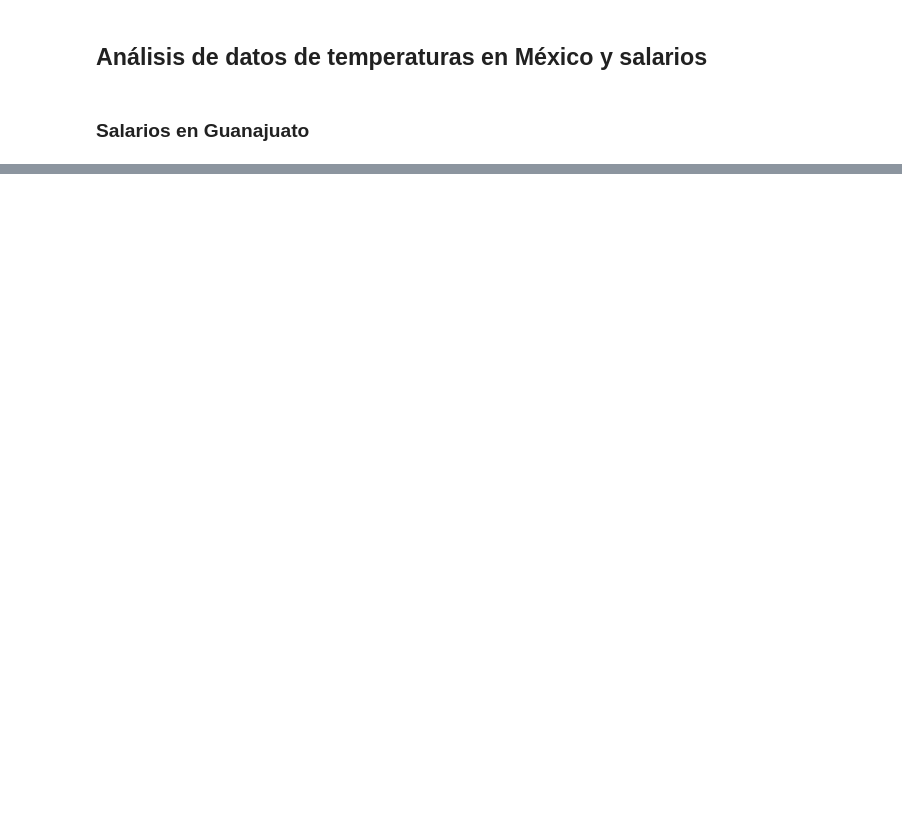
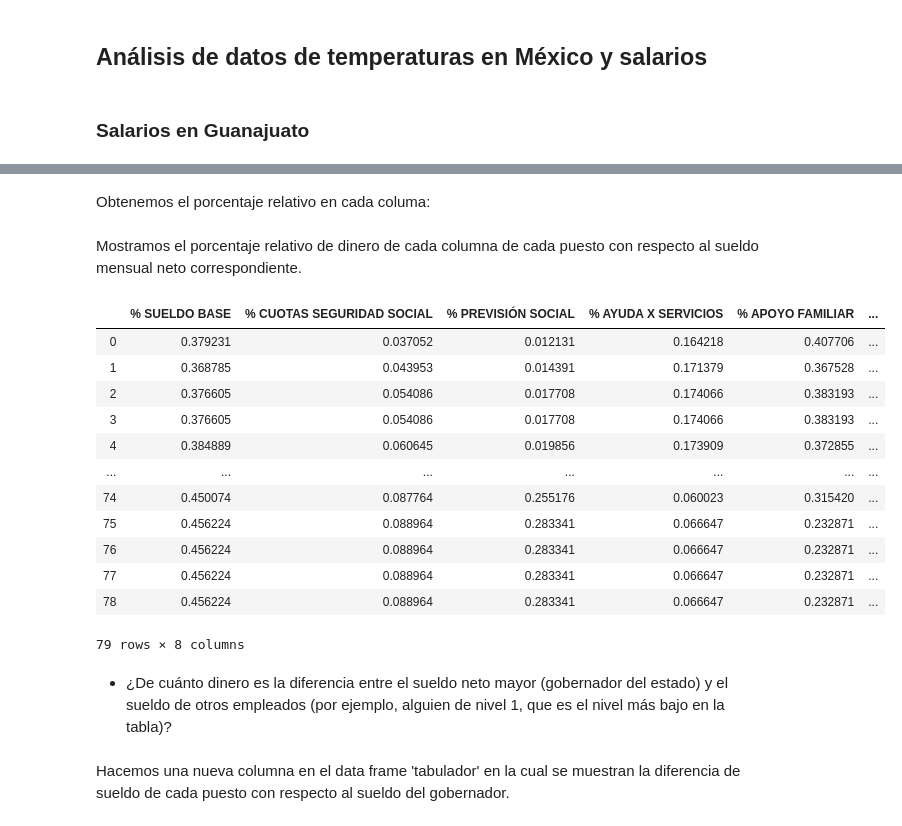
Before and after one commit to DCIDA2019/da2019-anaisabelotodo, a Jupyter notebook: Semana4/Tarea/Tarea4.ipynb, the cells around one changed output, grey strips where cells are left out. Saved outputs shown, nothing was run; the diff lists cells and outputs as text; code cells hidden in the pictures; blank space fills up the shorter version.

```diff
--- a/Semana4/Tarea/Tarea4.ipynb
+++ b/Semana4/Tarea/Tarea4.ipynb
@@ -783,0 +907,2 @@ plt.grid(True)
+# %%
+tabulador = pd.read_excel('tabulador_pe2019.xls', header = 9)
@@ -783,0 +918,33 @@ plt.grid(True)
+# %% [markdown]
+Obtenemos el porcentaje relativo en cada columa:
+# %%
+tabulador['% SUELDO BASE'] = 1 - (tabulador['SUELDO MENSUAL NETO']-tabulador['SUELDO BASE'])/tabulador['SUELDO MENSUAL NETO']
+tabulador['% CUOTAS SEGURIDAD SOCIAL'] = 1- (tabulador['SUELDO MENSUAL NETO']-tabulador['CUOTAS SEGURIDAD SOCIAL'])/tabulador['SUELDO MENSUAL NETO']
+tabulador['% PREVISIÓN SOCIAL'] = 1- (tabulador['SUELDO MENSUAL NETO']-tabulador['PREVISIÓN SOCIAL'])/tabulador['SUELDO MENSUAL NETO']
+tabulador['% AYUDA X SERVICIOS'] = 1-(tabulador['SUELDO MENSUAL NETO']-tabulador['AYUDA X SERVICIOS'])/tabulador['SUELDO MENSUAL NETO']
+tabulador['% APOYO FAMILIAR'] = 1-(tabulador['SUELDO MENSUAL NETO']-tabulador['APOYO FAMILIAR'])/tabulador['SUELDO MENSUAL NETO']
+tabulador['% IMPTO MENSUAL'] = 1-(tabulador['SUELDO MENSUAL NETO']-tabulador['IMPTO MENSUAL'])/tabulador['SUELDO MENSUAL NETO']
+tabulador['% ISSEG'] = 1-(tabulador['SUELDO MENSUAL NETO']-tabulador['ISSEG'])/tabulador['SUELDO MENSUAL NETO']
+tabulador['% ISSSTE'] = 1-(tabulador['SUELDO MENSUAL NETO']-tabulador['ISSSTE'])/tabulador['SUELDO MENSUAL NETO']
+# %% [markdown]
+Mostramos el porcentaje relativo de dinero de cada columna de cada puesto con respecto al sueldo mensual neto correspondiente.
+# %%
+tabulador.iloc[:,16:25]
+# %% [output]
+|  | % SUELDO BASE | % CUOTAS SEGURIDAD SOCIAL | % PREVISIÓN SOCIAL | % AYUDA X SERVICIOS | % APOYO FAMILIAR | ... |
+| 0 | 0.379231 | 0.037052 | 0.012131 | 0.164218 | 0.407706 | ... |
+| 1 | 0.368785 | 0.043953 | 0.014391 | 0.171379 | 0.367528 | ... |
+| 2 | 0.376605 | 0.054086 | 0.017708 | 0.174066 | 0.383193 | ... |
+| 3 | 0.376605 | 0.054086 | 0.017708 | 0.174066 | 0.383193 | ... |
+| 4 | 0.384889 | 0.060645 | 0.019856 | 0.173909 | 0.372855 | ... |
+| ... | ... | ... | ... | ... | ... | ... |
+| 74 | 0.450074 | 0.087764 | 0.255176 | 0.060023 | 0.315420 | ... |
+| 75 | 0.456224 | 0.088964 | 0.283341 | 0.066647 | 0.232871 | ... |
+| 76 | 0.456224 | 0.088964 | 0.283341 | 0.066647 | 0.232871 | ... |
+| 77 | 0.456224 | 0.088964 | 0.283341 | 0.066647 | 0.232871 | ... |
+| 78 | 0.456224 | 0.088964 | 0.283341 | 0.066647 | 0.232871 | ... |
+79 rows × 8 columns
+# %% [markdown]
+- ¿De cuánto dinero es la diferencia entre el sueldo neto mayor (gobernador del estado) y el sueldo de otros empleados (por ejemplo, alguien de nivel 1, que es el nivel más bajo en la tabla)?
+# %% [markdown]
+Hacemos una nueva columna en el data frame 'tabulador' en la cual se muestran la diferencia de sueldo de cada puesto con respecto al sueldo del gobernador.
```
Also changed, not shown: parts of 65 cells of this notebook.
